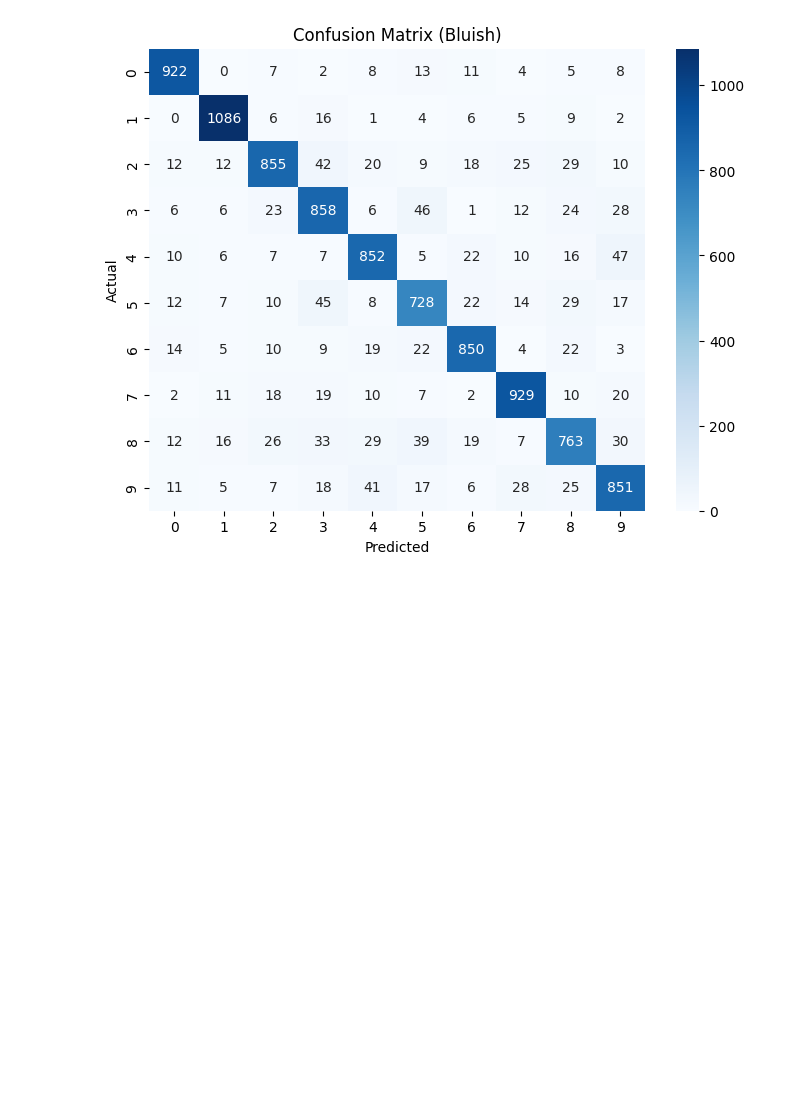
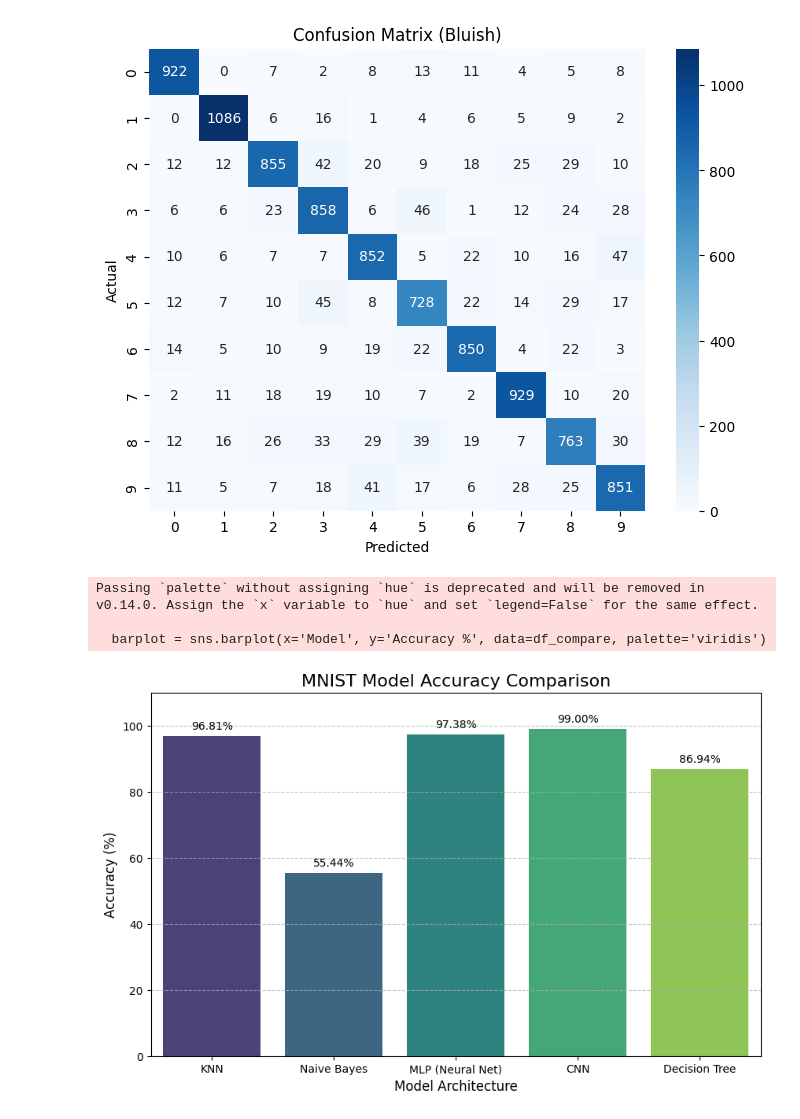
Before and after one commit to Hashir-Ashraf-Awan/AI-labWork, a Jupyter notebook: Assignment01/q1.ipynb, the cells around one changed output. Saved outputs shown, nothing was run; the diff lists cells and outputs as text; code cells hidden in the pictures; blank space fills up the shorter version.

```diff
--- a/Assignment01/q1.ipynb
+++ b/Assignment01/q1.ipynb
@@ -337,3 +337,43 @@ Accuracy: 0.8694
    macro avg       0.87      0.87      0.87     10000
 weighted avg       0.87      0.87      0.87     10000
 [figure]
+# %%
+import matplotlib.pyplot as plt
+import seaborn as sns
+import pandas as pd
+
+# Data extracted from the assignment results
+model_data = {
+    'Model': ['KNN', 'Naive Bayes', 'MLP (Neural Net)', 'CNN', 'Decision Tree'],
+    'Accuracy': [0.9681, 0.5544, 0.9738, 0.9900, 0.8694]
+}
+
+# Create a DataFrame
+df_compare = pd.read_csv(model_data) if isinstance(model_data, str) else pd.DataFrame(model_data)
+
+# Convert to percentage for better visualization
+df_compare['Accuracy %'] = df_compare['Accuracy'] * 100
+
+# Plotting
+plt.figure(figsize=(10, 6))
+barplot = sns.barplot(x='Model', y='Accuracy %', data=df_compare, palette='viridis')
+
+# Add text labels on top of bars
+for p in barplot.patches:
+    barplot.annotate(f'{p.get_height():.2f}%',
+                     (p.get_x() + p.get_width() / 2., p.get_height()),
+                     ha = 'center', va = 'center',
+                     xytext = (0, 9),
+                     textcoords = 'offset points')
+
+plt.ylim(0, 110)
+plt.title('MNIST Model Accuracy Comparison', fontsize=16)
+plt.ylabel('Accuracy (%)', fontsize=12)
+plt.xlabel('Model Architecture', fontsize=12)
+plt.grid(axis='y', linestyle='--', alpha=0.7)
+plt.show()
+# %% [output]
+Passing `palette` without assigning `hue` is deprecated and will be removed in v0.14.0. Assign the `x` variable to `hue` and set `legend=False` for the same effect.
+
+  barplot = sns.barplot(x='Model', y='Accuracy %', data=df_compare, palette='viridis')
+[figure, added]
```
Also changed, not shown: 1 other file.
